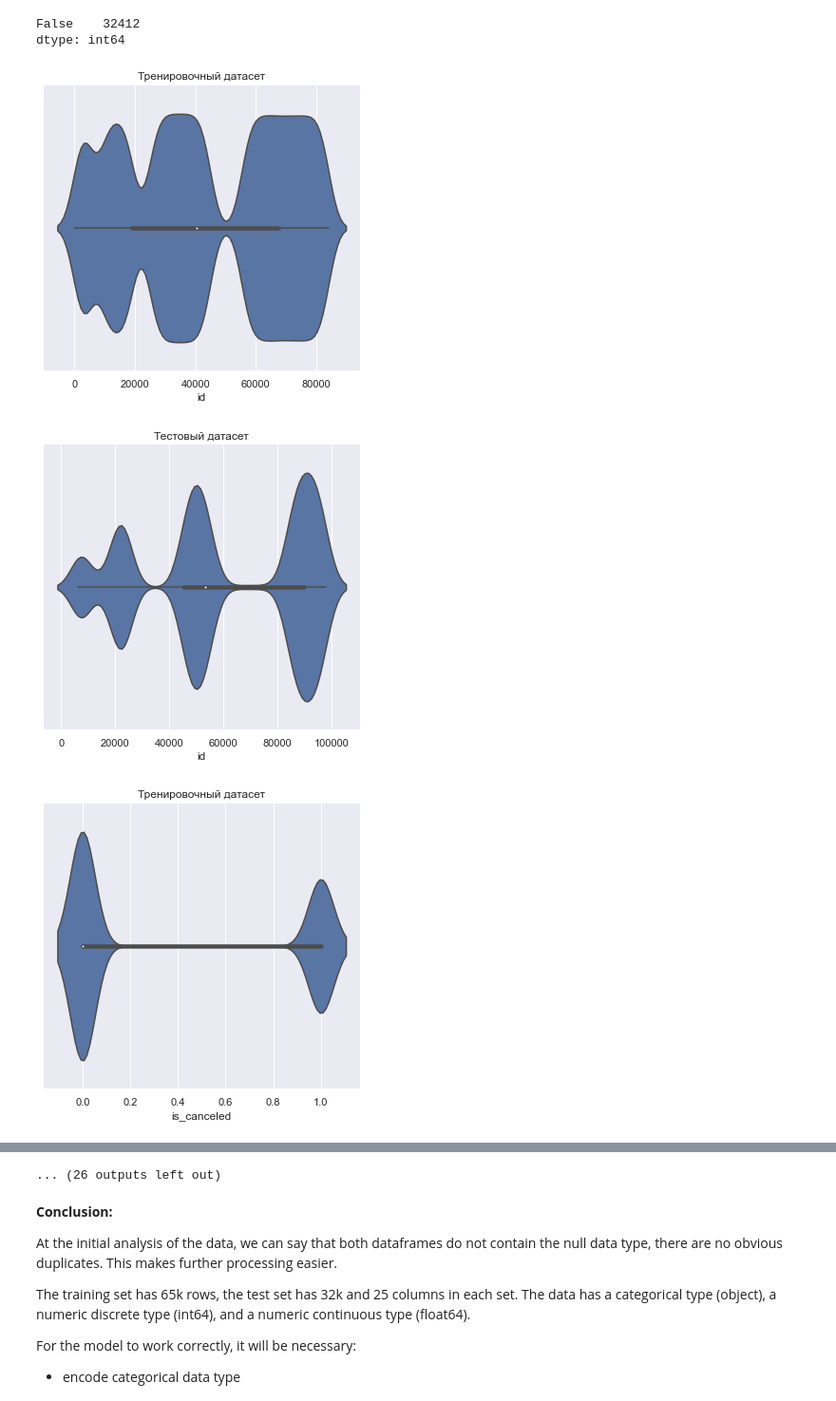
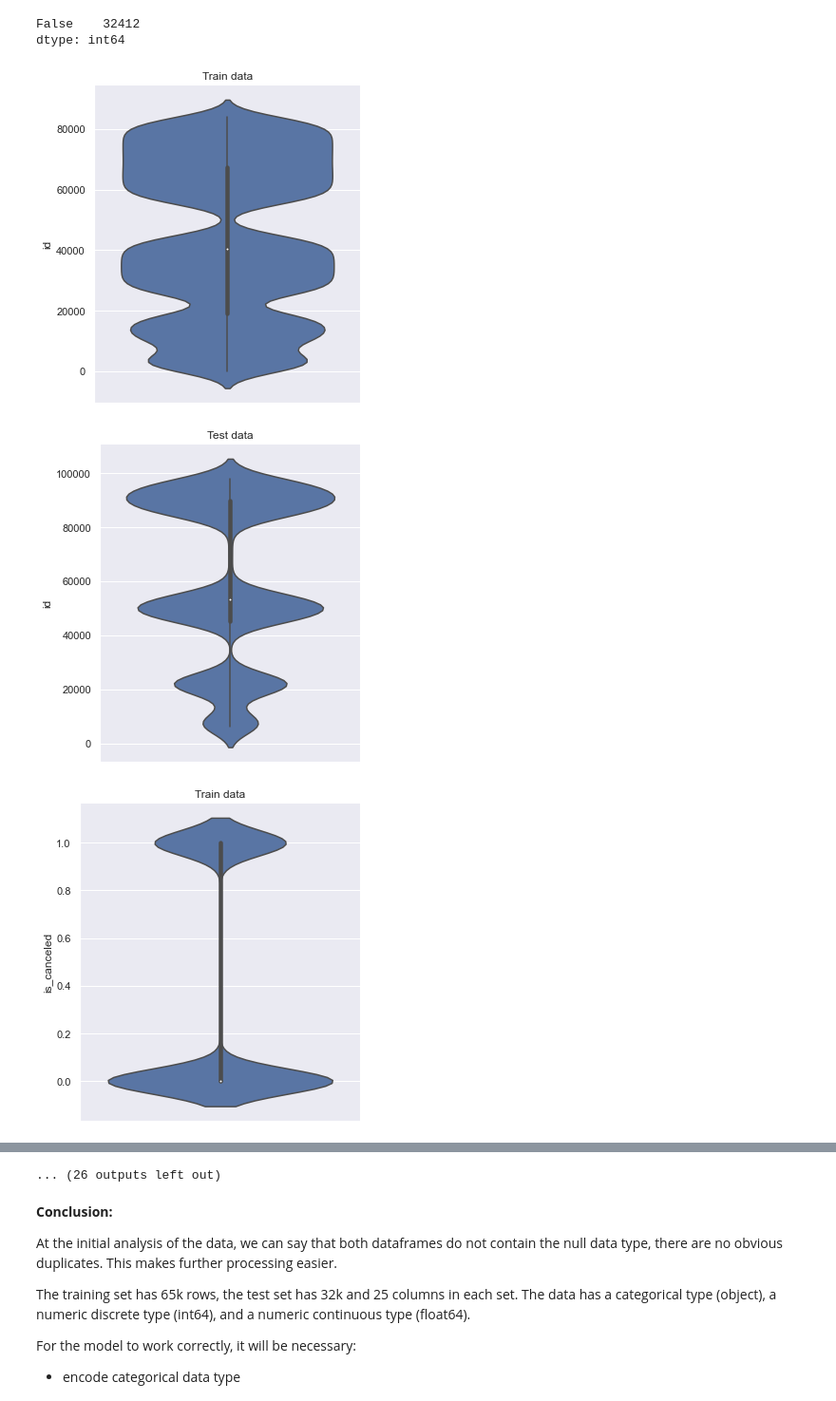
Before and after one commit to Vadim097/hotel-customer-churn, a Jupyter notebook: hotel_customer_churn.ipynb, the cells around one changed output, grey strips where cells are left out. Shown at 95% size. Cells and saved outputs as stored; diff of their text form; code cells hidden in the pictures.

```diff
--- a/hotel_customer_churn.ipynb
+++ b/hotel_customer_churn.ipynb
@@ -168,14 +169,14 @@ dtype: int64
 # %%
 list_ = [train, test]
 for column in train.columns:
     for tab in list_:
         if tab[column].dtype == 'int64' or tab[column].dtype == 'float64':
-            display(_=sns.catplot(x=column, kind="violin", data=tab, orient='v'))
+            display(_=sns.catplot(y=column, kind="violin", data=tab, orient='v'))
             if tab is train:
-                plt.title('Тренировочный датасет')
+                plt.title('Train data')
             else:
-                plt.title('Тестовый датасет')
+                plt.title('Test data')
 # %% [output]
-[figure, old version]
+[figure, new version]
-[figure, old version]
+[figure, new version]
-[figure, old version]
+[figure, new version]
```
Also changed, not shown: parts of 3 cells of this notebook.
